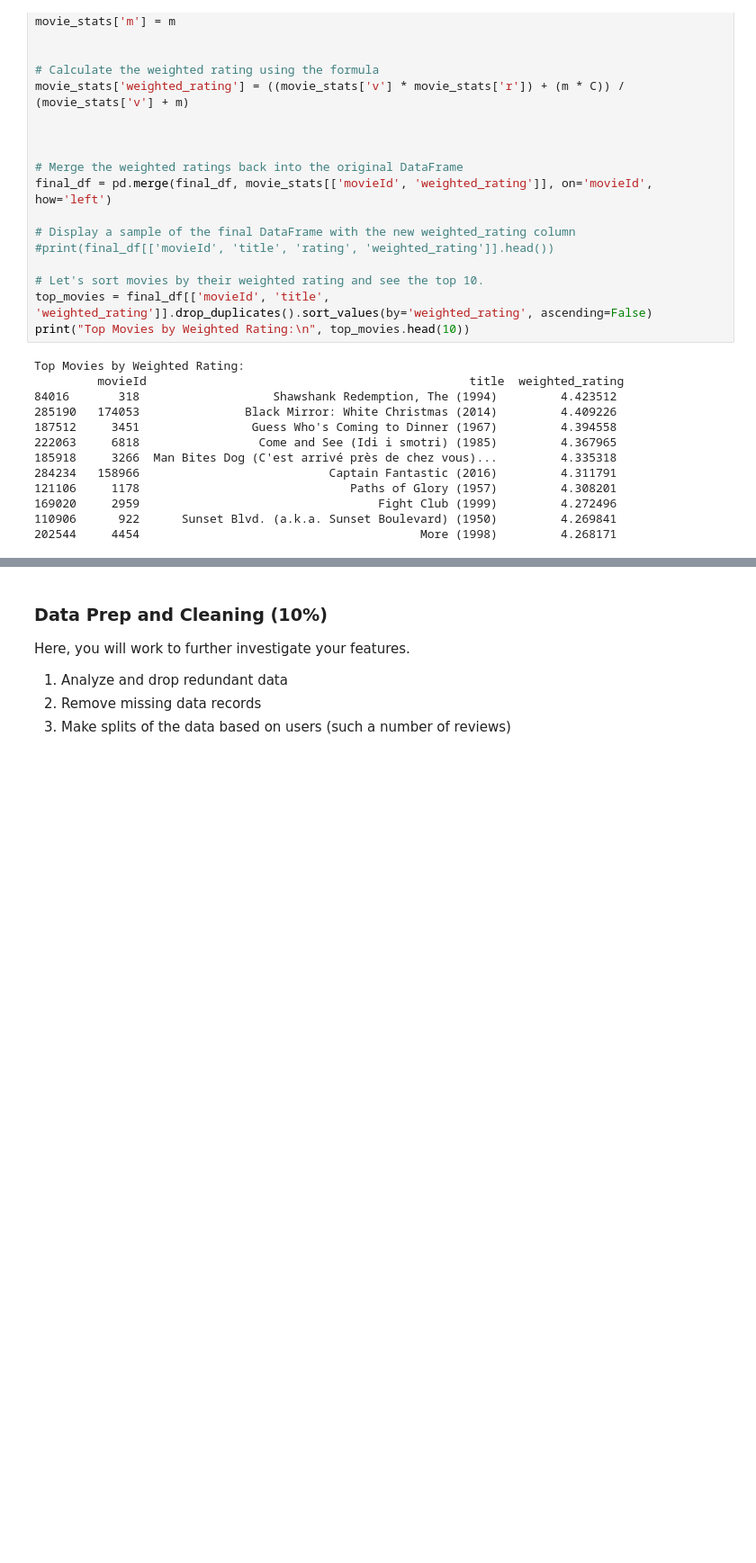
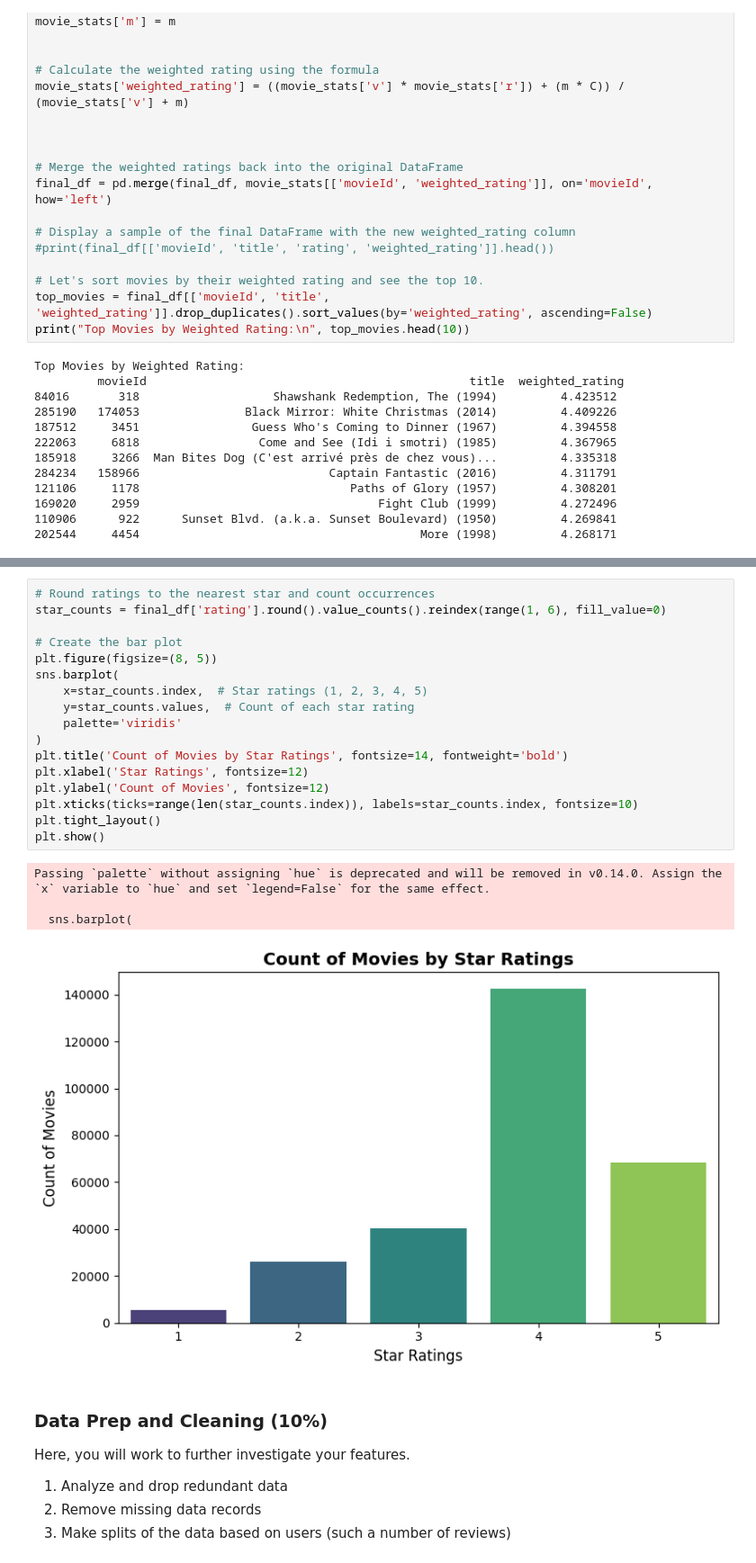
Before and after one commit to oaj1/DS5033-Data-Mining-and-Machine-Learning-MovieRec, a Jupyter notebook: 2project_movie-recommendations_V3.ipynb, the cells around one changed output, grey strips where cells are left out. Shown: that part at 90% size. Drawn from its saved outputs; the diff is of its cells as text; blank space fills up the shorter version.

Commit message:
one more data visualization added
One more data visualization added, and reformatted the output of the ML model.

```diff
--- a/2project_movie-recommendations_V3.ipynb
+++ b/2project_movie-recommendations_V3.ipynb
@@ -192,6 +192,28 @@ plt.tight_layout()
 plt.show()
 # %% [output]
 [figure]
+# %%
+# Round ratings to the nearest star and count occurrences
+star_counts = final_df['rating'].round().value_counts().reindex(range(1, 6), fill_value=0)
+
+# Create the bar plot
+plt.figure(figsize=(8, 5))
+sns.barplot(
+    x=star_counts.index,  # Star ratings (1, 2, 3, 4, 5)
+    y=star_counts.values,  # Count of each star rating
+    palette='viridis'
+)
+plt.title('Count of Movies by Star Ratings', fontsize=14, fontweight='bold')
+plt.xlabel('Star Ratings', fontsize=12)
+plt.ylabel('Count of Movies', fontsize=12)
+plt.xticks(ticks=range(len(star_counts.index)), labels=star_counts.index, fontsize=10)
+plt.tight_layout()
+plt.show()
+# %% [output]
+Passing `palette` without assigning `hue` is deprecated and will be removed in v0.14.0. Assign the `x` variable to `hue` and set `legend=False` for the same effect.
+
+  sns.barplot(
+[figure, added]
 # %% [markdown]
 ### Data Prep and Cleaning (10%)
 
```
Also changed, not shown: parts of 2 cells of this notebook.
